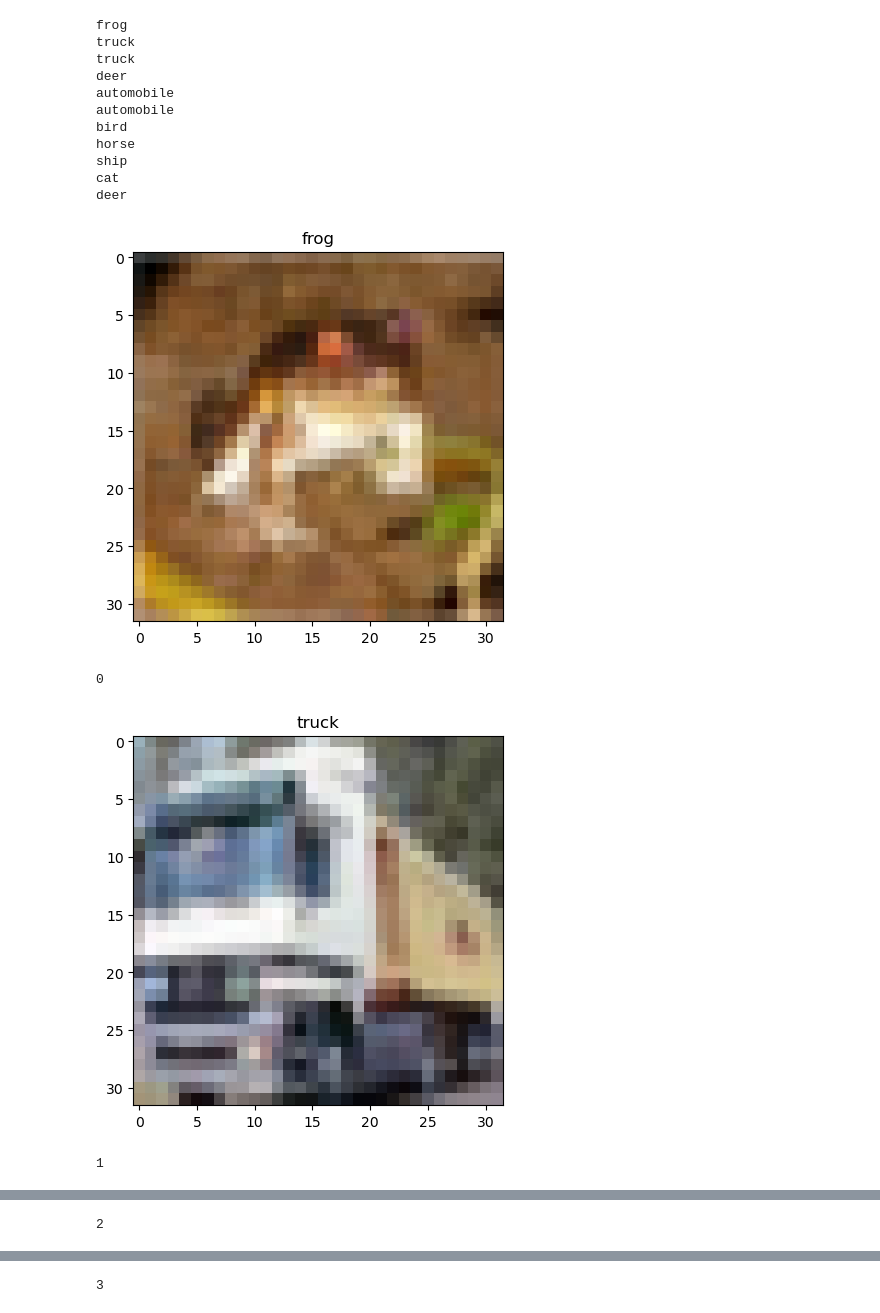
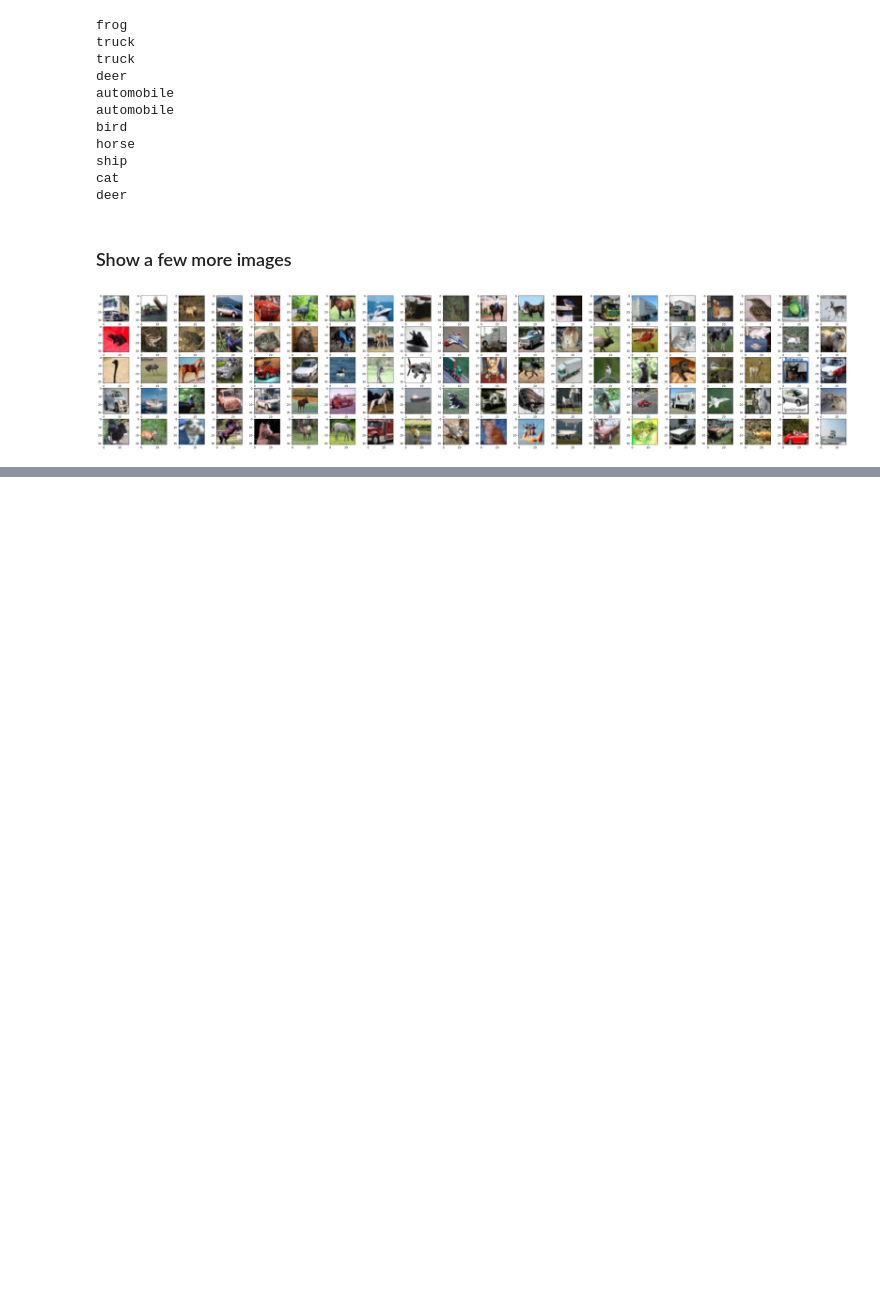
Before and after one commit to IgnacioGB1990/ML_Image_Classification, a Jupyter notebook: src/notebooks/Data_Prep.ipynb, the cells around one changed output, grey strips where cells are left out. Cells and saved outputs as stored; diff of their text form; code cells hidden in the pictures; blank space fills up the shorter version.

```diff
--- a/src/notebooks/Data_Prep.ipynb
+++ b/src/notebooks/Data_Prep.ipynb
@@ -206,23 +193,18 @@ horse
 ship
 cat
 deer
+# %% [markdown]
+### Show a few more images
 # %%
-i = 0
+rows, columns = 5, 20
 
-while i<=3:
+fig = plt.figure(figsize=(50, 10))
+
+for i in range(1, columns*rows +1):
     image = dict[b'data'][i].reshape(3,32,32)
     image = image.transpose(1,2,0)
-
-    index_label = dict[b'labels'][i]
-
-    plt.title(labels[first_image_label])
+    fig.add_subplot(rows, columns, i)
     plt.imshow(image)
-    plt.title(labels[index_label])
-    plt.show()
-    print(i)
-    i+=1
+plt.show()
 # %% [output]
-[figure, old version]
+[figure, new version]
-0
-[figure, removed]
-1
@@ -230 +210,0 @@ while i<=3:
-2
@@ -232 +210,0 @@ while i<=3:
-3
```
Also changed, not shown: parts of 9 cells of this notebook.
